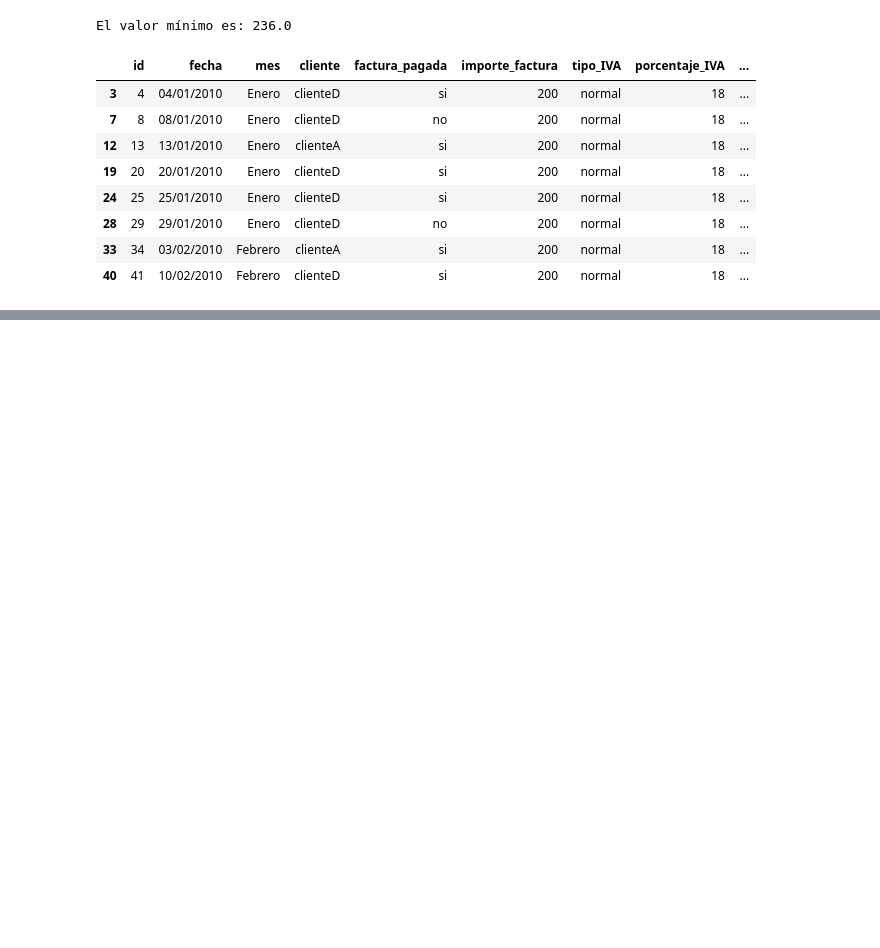
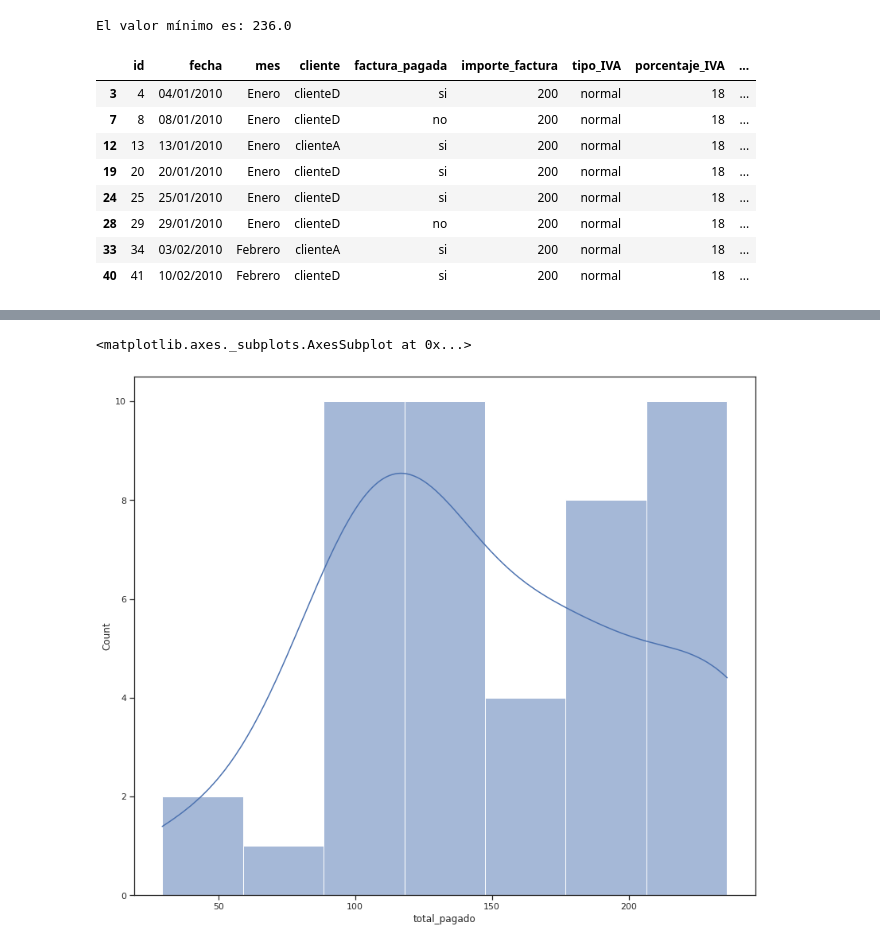
Before and after one commit to JALVARADORUIZ/Magister_BigData_UB, a Jupyter notebook: M2_AI2_AlvaradoRuizJoseArmando.ipynb, the cells around one changed output, grey strips where cells are left out. Saved outputs shown, nothing was run; the diff lists cells and outputs as text; code cells hidden in the pictures; blank space fills up the shorter version.

```diff
--- a/M2_AI2_AlvaradoRuizJoseArmando.ipynb
+++ b/M2_AI2_AlvaradoRuizJoseArmando.ipynb
@@ -240,0 +266,7 @@ df.loc[df['total_pagado'] >= p90]
+# %%
+sns.set_theme(style="ticks")
+ax = plt.subplots(figsize=(14, 12))
+sns.histplot(data=df_total_pagado, x="total_pagado", kde=True, palette="vlag", stat="count", bins=7)
+# %% [output]
+<matplotlib.axes._subplots.AxesSubplot at 0x...>
+[figure, added]
```
Also changed, not shown: parts of 25 cells of this notebook.
